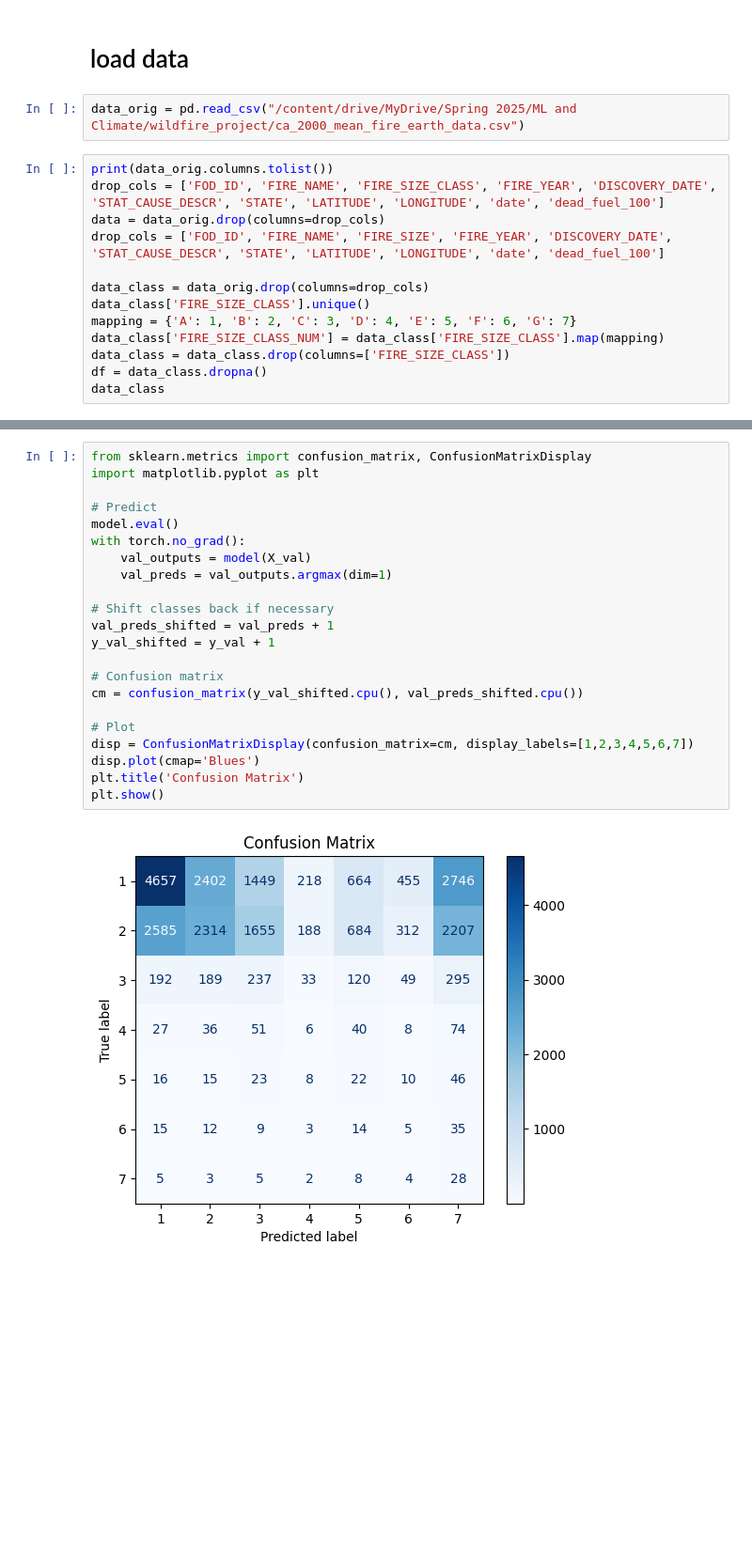
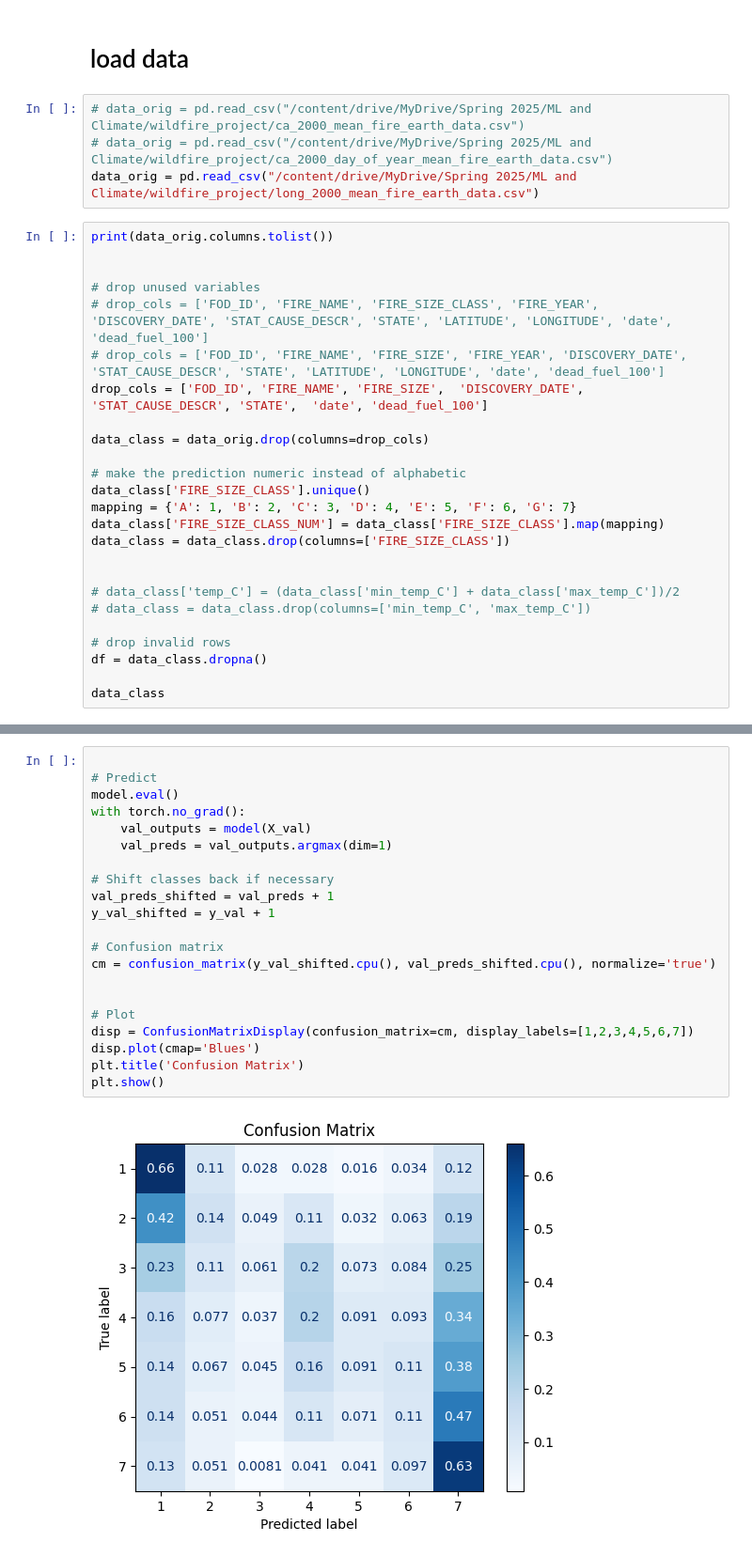
Before and after one commit to jmo2171/ml-climate, a Jupyter notebook: src/wildfire_correlation_models.ipynb, the cells around one changed output, grey strips where cells are left out. Shown: that part at 94% size. Saved outputs shown, nothing was run; the diff lists cells and outputs as text; blank space fills up the shorter version.

```diff
--- a/src/wildfire_correlation_models.ipynb
+++ b/src/wildfire_correlation_models.ipynb
@@ -17,18 +44,32 @@ Mounted at /content/drive
 # %% [markdown]
 # load data
 # %%
-data_orig = pd.read_csv("/content/drive/MyDrive/Spring 2025/ML and Climate/wildfire_project/ca_2000_mean_fire_earth_data.csv")
+# data_orig = pd.read_csv("/content/drive/MyDrive/Spring 2025/ML and Climate/wildfire_project/ca_2000_mean_fire_earth_data.csv")
+# data_orig = pd.read_csv("/content/drive/MyDrive/Spring 2025/ML and Climate/wildfire_project/ca_2000_day_of_year_mean_fire_earth_data.csv")
+data_orig = pd.read_csv("/content/drive/MyDrive/Spring 2025/ML and Climate/wildfire_project/long_2000_mean_fire_earth_data.csv")
 # %%
 print(data_orig.columns.tolist())
-drop_cols = ['FOD_ID', 'FIRE_NAME', 'FIRE_SIZE_CLASS', 'FIRE_YEAR', 'DISCOVERY_DATE', 'STAT_CAUSE_DESCR', 'STATE', 'LATITUDE', 'LONGITUDE', 'date', 'dead_fuel_100']
-data = data_orig.drop(columns=drop_cols)
-drop_cols = ['FOD_ID', 'FIRE_NAME', 'FIRE_SIZE', 'FIRE_YEAR', 'DISCOVERY_DATE', 'STAT_CAUSE_DESCR', 'STATE', 'LATITUDE', 'LONGITUDE', 'date', 'dead_fuel_100']
+
+
+# drop unused variables
+# drop_cols = ['FOD_ID', 'FIRE_NAME', 'FIRE_SIZE_CLASS', 'FIRE_YEAR', 'DISCOVERY_DATE', 'STAT_CAUSE_DESCR', 'STATE', 'LATITUDE', 'LONGITUDE', 'date', 'dead_fuel_100']
+# drop_cols = ['FOD_ID', 'FIRE_NAME', 'FIRE_SIZE', 'FIRE_YEAR', 'DISCOVERY_DATE', 'STAT_CAUSE_DESCR', 'STATE', 'LATITUDE', 'LONGITUDE', 'date', 'dead_fuel_100']
+drop_cols = ['FOD_ID', 'FIRE_NAME', 'FIRE_SIZE',  'DISCOVERY_DATE', 'STAT_CAUSE_DESCR', 'STATE',  'date', 'dead_fuel_100']
 
 data_class = data_orig.drop(columns=drop_cols)
+
+# make the prediction numeric instead of alphabetic
 data_class['FIRE_SIZE_CLASS'].unique()
 mapping = {'A': 1, 'B': 2, 'C': 3, 'D': 4, 'E': 5, 'F': 6, 'G': 7}
 data_class['FIRE_SIZE_CLASS_NUM'] = data_class['FIRE_SIZE_CLASS'].map(mapping)
 data_class = data_class.drop(columns=['FIRE_SIZE_CLASS'])
+
+
+# data_class['temp_C'] = (data_class['min_temp_C'] + data_class['max_temp_C'])/2
+# data_class = data_class.drop(columns=['min_temp_C', 'max_temp_C'])
+
+# drop invalid rows
 df = data_class.dropna()
+
 data_class
 # %% [output]
@@ -184,25 +269,24 @@ Predicted FIRE_SIZE_CLASS_NUM: 1
 # %%
-from sklearn.metrics import confusion_matrix, ConfusionMatrixDisplay
-import matplotlib.pyplot as plt
 
 # Predict
 model.eval()
 with torch.no_grad():
     val_outputs = model(X_val)
     val_preds = val_outputs.argmax(dim=1)
 
 # Shift classes back if necessary
 val_preds_shifted = val_preds + 1
 y_val_shifted = y_val + 1
 
 # Confusion matrix
-cm = confusion_matrix(y_val_shifted.cpu(), val_preds_shifted.cpu())
+cm = confusion_matrix(y_val_shifted.cpu(), val_preds_shifted.cpu(), normalize='true')
+
 
 # Plot
 disp = ConfusionMatrixDisplay(confusion_matrix=cm, display_labels=[1,2,3,4,5,6,7])
 disp.plot(cmap='Blues')
 plt.title('Confusion Matrix')
 plt.show()
 # %% [output]
-[figure, old version]
+[figure, new version]
 # %% [markdown]
```
Also changed, not shown: parts of 38 cells of this notebook.
